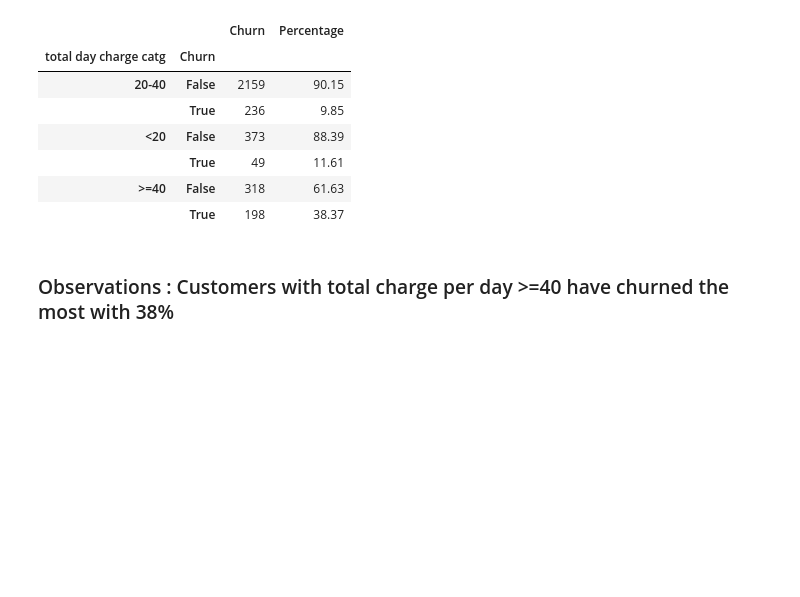
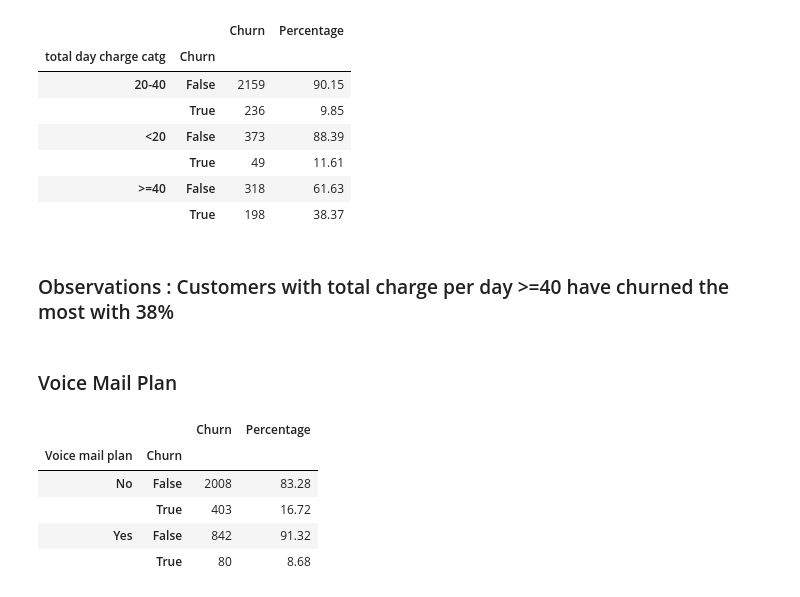
Before and after one commit to SharanKalyan/Customer_Churn_Analysis, a Jupyter notebook: Churn Prediction.ipynb, the cells around one changed output. Cells and saved outputs as stored; diff of their text form; code cells hidden in the pictures; blank space fills up the shorter version.

```diff
--- a/Churn Prediction.ipynb
+++ b/Churn Prediction.ipynb
@@ -575,3 +583,20 @@ tdc_op
 # tdc
 # %% [markdown]
 ### Observations :  Customers with total charge per day >=40 have churned the most with 38%
+# %% [markdown]
+### Voice Mail Plan
+# %%
+vmp = pd.DataFrame(df['Voice mail plan'].groupby(df.Churn).value_counts())
+vmp['Percentage'] = round(pd.DataFrame(df['Voice mail plan'].groupby(df.Churn).value_counts(normalize=True))*100,2)
+
+vmp_op = pd.DataFrame(df.Churn.groupby(df['Voice mail plan']).value_counts())
+vmp_op['Percentage'] = round(pd.DataFrame(df.Churn.groupby(df['Voice mail plan']).value_counts(normalize=True))*100,2)
+# %%
+vmp_op
+# %% [output]
+|  |  | Churn | Percentage |
+| Voice mail plan | Churn |  |  |
+| No | False | 2008 | 83.28 |
+|  | True | 403 | 16.72 |
+| Yes | False | 842 | 91.32 |
+|  | True | 80 | 8.68 |
```
Also changed, not shown: parts of 7 cells of this notebook.
